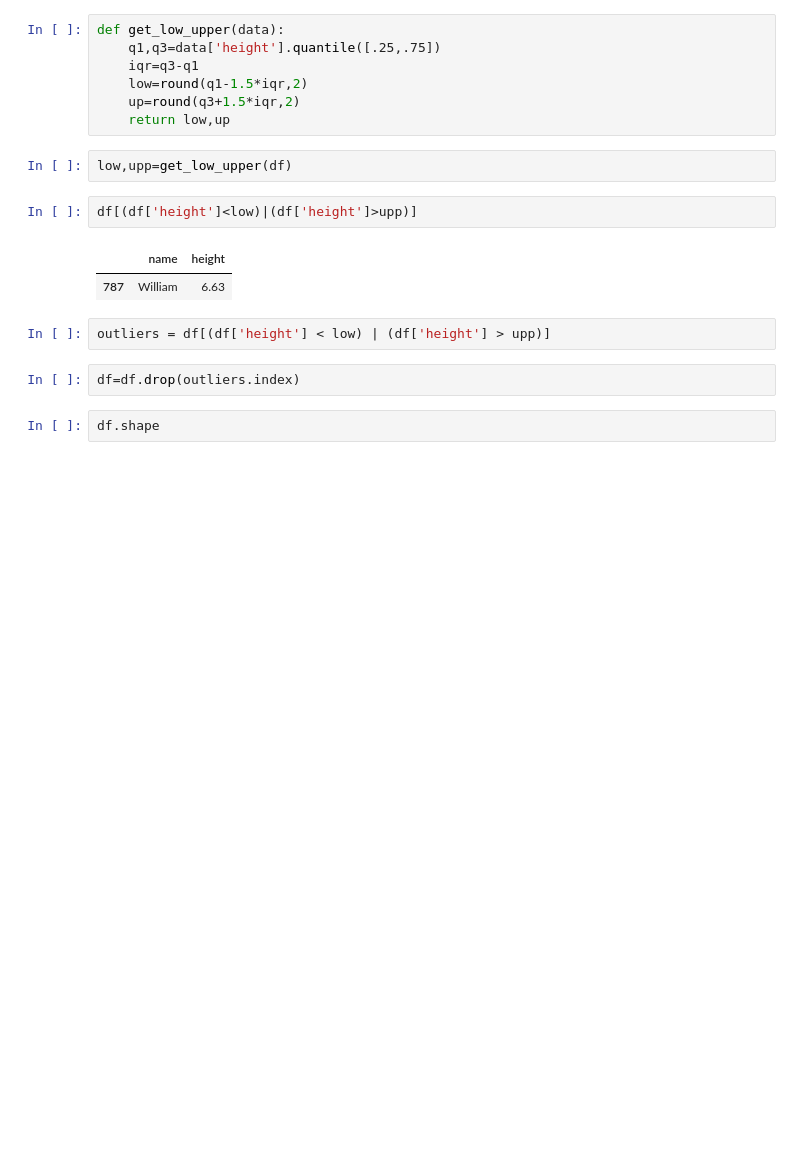
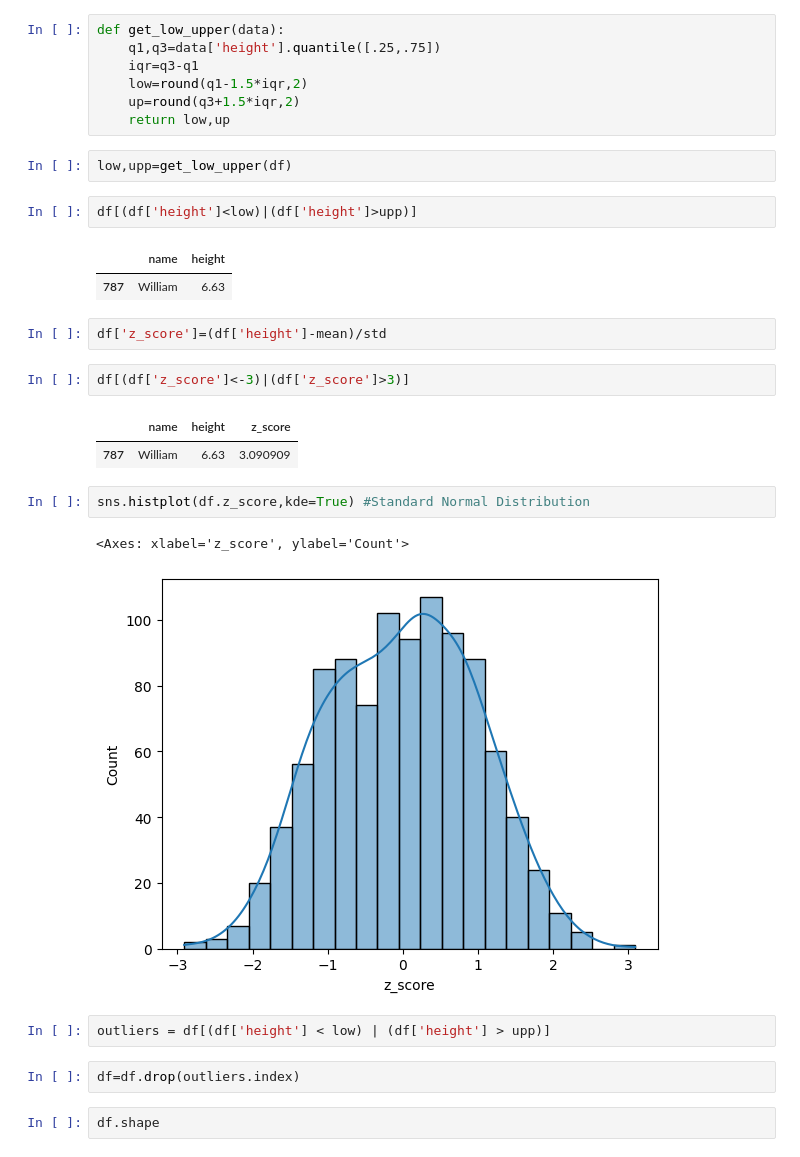
Before and after one commit to rupeshkumarp/ML, a Jupyter notebook: normal_distribution.ipynb, the cells around one changed output. Cells and saved outputs as stored; diff of their text form; blank space fills up the shorter version.

```diff
--- a/normal_distribution.ipynb
+++ b/normal_distribution.ipynb
@@ -79,6 +79,18 @@ df[(df['height']<low)|(df['height']>upp)]
 # %% [output]
 |  | name | height |
 | 787 | William | 6.63 |
+# %%
+df['z_score']=(df['height']-mean)/std
+# %%
+df[(df['z_score']<-3)|(df['z_score']>3)]
+# %% [output]
+|  | name | height | z_score |
+| 787 | William | 6.63 | 3.090909 |
+# %%
+sns.histplot(df.z_score,kde=True) #Standard Normal Distribution
+# %% [output]
+<Axes: xlabel='z_score', ylabel='Count'>
+[figure, added]
 # %%
 outliers = df[(df['height'] < low) | (df['height'] > upp)]
 # %%
```
Also changed, not shown: 2 other files.
